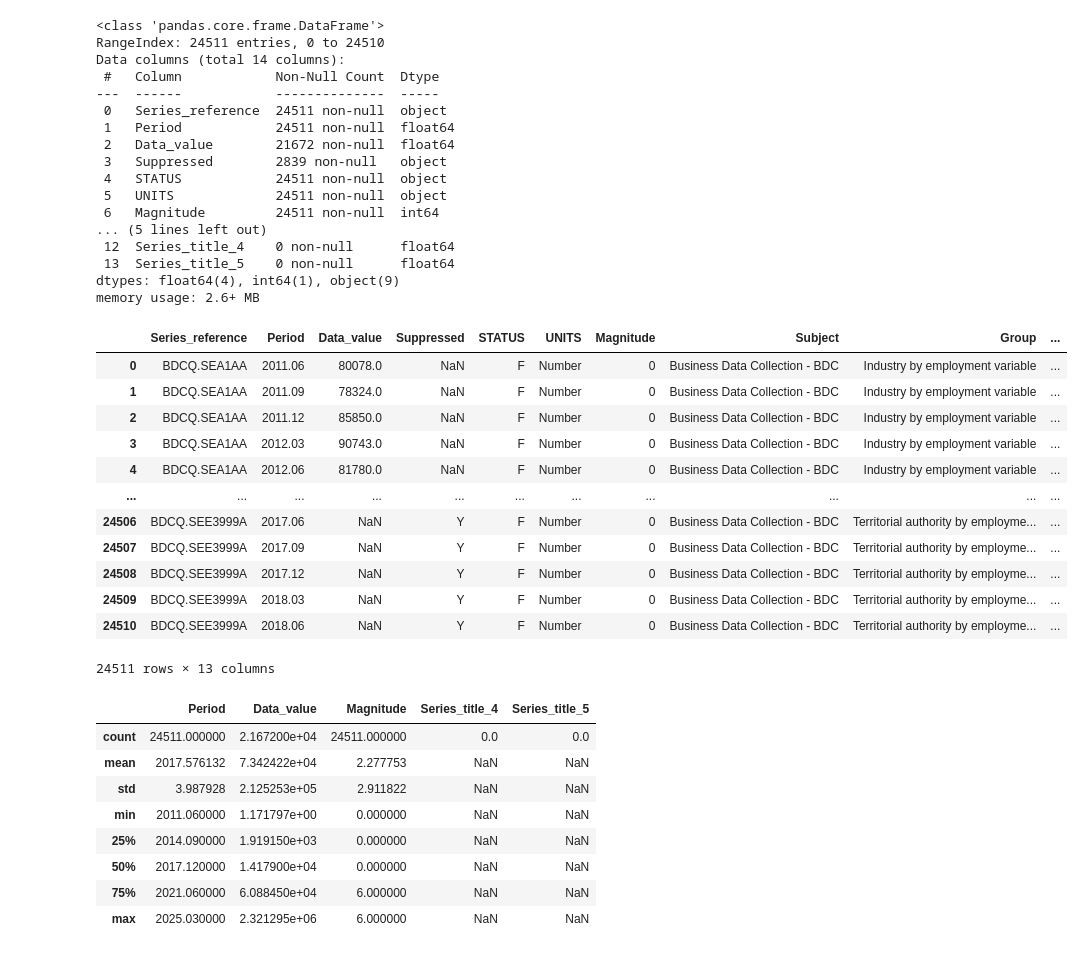
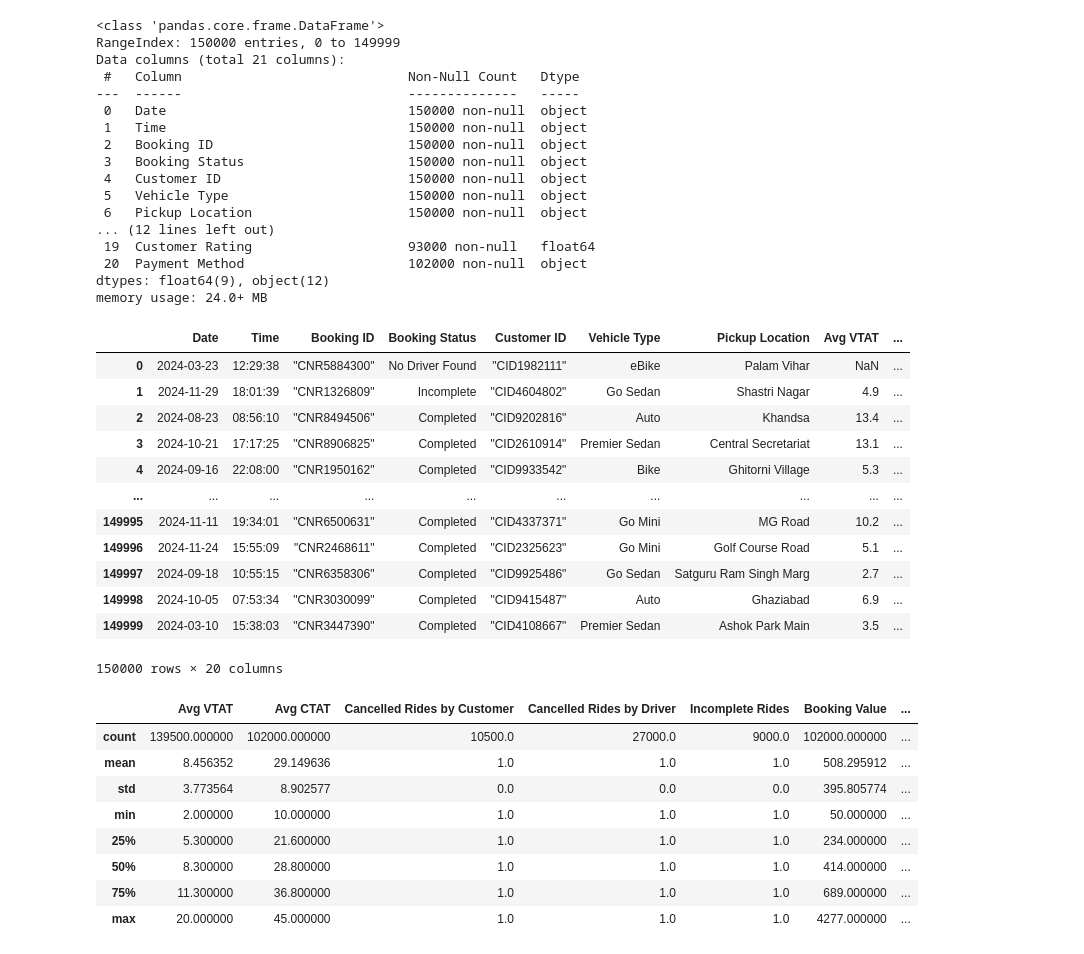
Before and after one commit to ESET0122/basic, a Jupyter notebook: Basics of Python/Practice/Exploratory Data Analysis/eda_self.ipynb, the cells around one changed output. Cells and saved outputs as stored; diff of their text form; code cells hidden in the pictures.

```diff
--- a/Basics of Python/Practice/Exploratory Data Analysis/eda_self.ipynb
+++ b/Basics of Python/Practice/Exploratory Data Analysis/eda_self.ipynb
@@ -3,7 +3,7 @@ import numpy as np
 import pandas as pd
 # %%
 
-df = pd.read_csv('machine-readable-business-employment-data-mar-2025-quarter.csv')
+df = pd.read_csv('ncr_ride_bookings.csv')
 # %%
 df.head()
 # %% [output]
@@ -39,48 +42,48 @@ dtype: object
 df.info()
 # %% [output]
 <class 'pandas.core.frame.DataFrame'>
-RangeIndex: 24511 entries, 0 to 24510
-Data columns (total 14 columns):
- #   Column            Non-Null Count  Dtype
----  ------            --------------  -----
- 0   Series_reference  24511 non-null  object
- 1   Period            24511 non-null  float64
- 2   Data_value        21672 non-null  float64
- 3   Suppressed        2839 non-null   object
- 4   STATUS            24511 non-null  object
- 5   UNITS             24511 non-null  object
- 6   Magnitude         24511 non-null  int64
-... (5 lines left out)
- 12  Series_title_4    0 non-null      float64
- 13  Series_title_5    0 non-null      float64
-dtypes: float64(4), int64(1), object(9)
-memory usage: 2.6+ MB
+RangeIndex: 150000 entries, 0 to 149999
+Data columns (total 21 columns):
+ #   Column                             Non-Null Count   Dtype
+---  ------                             --------------   -----
+ 0   Date                               150000 non-null  object
+ 1   Time                               150000 non-null  object
+ 2   Booking ID                         150000 non-null  object
+ 3   Booking Status                     150000 non-null  object
+ 4   Customer ID                        150000 non-null  object
+ 5   Vehicle Type                       150000 non-null  object
+ 6   Pickup Location                    150000 non-null  object
+... (12 lines left out)
+ 19  Customer Rating                    93000 non-null   float64
+ 20  Payment Method                     102000 non-null  object
+dtypes: float64(9), object(12)
+memory usage: 24.0+ MB
 # %%
-df.drop(['Series_title_5'],axis = 1)
+df.drop(['Drop Location'],axis = 1)
 # %% [output]
-|  | Series_reference | Period | Data_value | Suppressed | STATUS | UNITS | Magnitude | Subject | Group | ... |
-| 0 | BDCQ.SEA1AA | 2011.06 | 80078.0 | NaN | F | Number | 0 | Business Data Collection - BDC | Industry by employment variable | ... |
-| 1 | BDCQ.SEA1AA | 2011.09 | 78324.0 | NaN | F | Number | 0 | Business Data Collection - BDC | Industry by employment variable | ... |
-| 2 | BDCQ.SEA1AA | 2011.12 | 85850.0 | NaN | F | Number | 0 | Business Data Collection - BDC | Industry by employment variable | ... |
-| 3 | BDCQ.SEA1AA | 2012.03 | 90743.0 | NaN | F | Number | 0 | Business Data Collection - BDC | Industry by employment variable | ... |
-| 4 | BDCQ.SEA1AA | 2012.06 | 81780.0 | NaN | F | Number | 0 | Business Data Collection - BDC | Industry by employment variable | ... |
-| ... | ... | ... | ... | ... | ... | ... | ... | ... | ... | ... |
-| 24506 | BDCQ.SEE3999A | 2017.06 | NaN | Y | F | Number | 0 | Business Data Collection - BDC | Territorial authority by employme... | ... |
-| 24507 | BDCQ.SEE3999A | 2017.09 | NaN | Y | F | Number | 0 | Business Data Collection - BDC | Territorial authority by employme... | ... |
-| 24508 | BDCQ.SEE3999A | 2017.12 | NaN | Y | F | Number | 0 | Business Data Collection - BDC | Territorial authority by employme... | ... |
-| 24509 | BDCQ.SEE3999A | 2018.03 | NaN | Y | F | Number | 0 | Business Data Collection - BDC | Territorial authority by employme... | ... |
-| 24510 | BDCQ.SEE3999A | 2018.06 | NaN | Y | F | Number | 0 | Business Data Collection - BDC | Territorial authority by employme... | ... |
+|  | Date | Time | Booking ID | Booking Status | Customer ID | Vehicle Type | Pickup Location | Avg VTAT | ... |
+| 0 | 2024-03-23 | 12:29:38 | "CNR5884300" | No Driver Found | "CID1982111" | eBike | Palam Vihar | NaN | ... |
+| 1 | 2024-11-29 | 18:01:39 | "CNR1326809" | Incomplete | "CID4604802" | Go Sedan | Shastri Nagar | 4.9 | ... |
+| 2 | 2024-08-23 | 08:56:10 | "CNR8494506" | Completed | "CID9202816" | Auto | Khandsa | 13.4 | ... |
+| 3 | 2024-10-21 | 17:17:25 | "CNR8906825" | Completed | "CID2610914" | Premier Sedan | Central Secretariat | 13.1 | ... |
+| 4 | 2024-09-16 | 22:08:00 | "CNR1950162" | Completed | "CID9933542" | Bike | Ghitorni Village | 5.3 | ... |
+| ... | ... | ... | ... | ... | ... | ... | ... | ... | ... |
+| 149995 | 2024-11-11 | 19:34:01 | "CNR6500631" | Completed | "CID4337371" | Go Mini | MG Road | 10.2 | ... |
+| 149996 | 2024-11-24 | 15:55:09 | "CNR2468611" | Completed | "CID2325623" | Go Mini | Golf Course Road | 5.1 | ... |
+| 149997 | 2024-09-18 | 10:55:15 | "CNR6358306" | Completed | "CID9925486" | Go Sedan | Satguru Ram Singh Marg | 2.7 | ... |
+| 149998 | 2024-10-05 | 07:53:34 | "CNR3030099" | Completed | "CID9415487" | Auto | Ghaziabad | 6.9 | ... |
+| 149999 | 2024-03-10 | 15:38:03 | "CNR3447390" | Completed | "CID4108667" | Premier Sedan | Ashok Park Main | 3.5 | ... |
-24511 rows × 13 columns
+150000 rows × 20 columns
 # %%
 df.describe()
 # %% [output]
-|  | Period | Data_value | Magnitude | Series_title_4 | Series_title_5 |
-| count | 24511.000000 | 2.167200e+04 | 24511.000000 | 0.0 | 0.0 |
-| mean | 2017.576132 | 7.342422e+04 | 2.277753 | NaN | NaN |
-| std | 3.987928 | 2.125253e+05 | 2.911822 | NaN | NaN |
-| min | 2011.060000 | 1.171797e+00 | 0.000000 | NaN | NaN |
-| 25% | 2014.090000 | 1.919150e+03 | 0.000000 | NaN | NaN |
-| 50% | 2017.120000 | 1.417900e+04 | 0.000000 | NaN | NaN |
-| 75% | 2021.060000 | 6.088450e+04 | 6.000000 | NaN | NaN |
-| max | 2025.030000 | 2.321295e+06 | 6.000000 | NaN | NaN |
+|  | Avg VTAT | Avg CTAT | Cancelled Rides by Customer | Cancelled Rides by Driver | Incomplete Rides | Booking Value | ... |
+| count | 139500.000000 | 102000.000000 | 10500.0 | 27000.0 | 9000.0 | 102000.000000 | ... |
+| mean | 8.456352 | 29.149636 | 1.0 | 1.0 | 1.0 | 508.295912 | ... |
+| std | 3.773564 | 8.902577 | 0.0 | 0.0 | 0.0 | 395.805774 | ... |
+| min | 2.000000 | 10.000000 | 1.0 | 1.0 | 1.0 | 50.000000 | ... |
+| 25% | 5.300000 | 21.600000 | 1.0 | 1.0 | 1.0 | 234.000000 | ... |
+| 50% | 8.300000 | 28.800000 | 1.0 | 1.0 | 1.0 | 414.000000 | ... |
+| 75% | 11.300000 | 36.800000 | 1.0 | 1.0 | 1.0 | 689.000000 | ... |
+| max | 20.000000 | 45.000000 | 1.0 | 1.0 | 1.0 | 4277.000000 | ... |
 # %%
```
Also changed, not shown: parts of 14 cells of this notebook, 5 other files.
